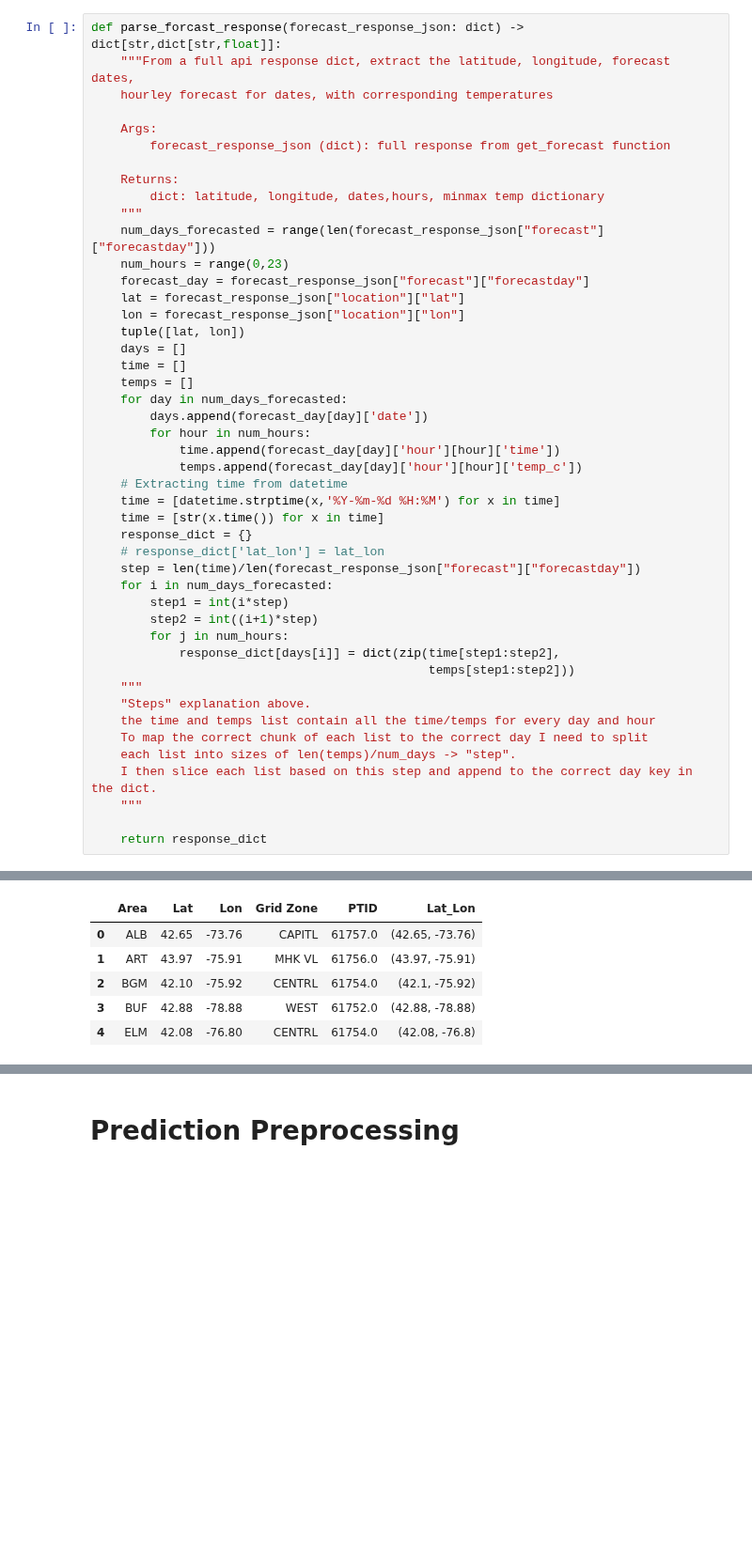
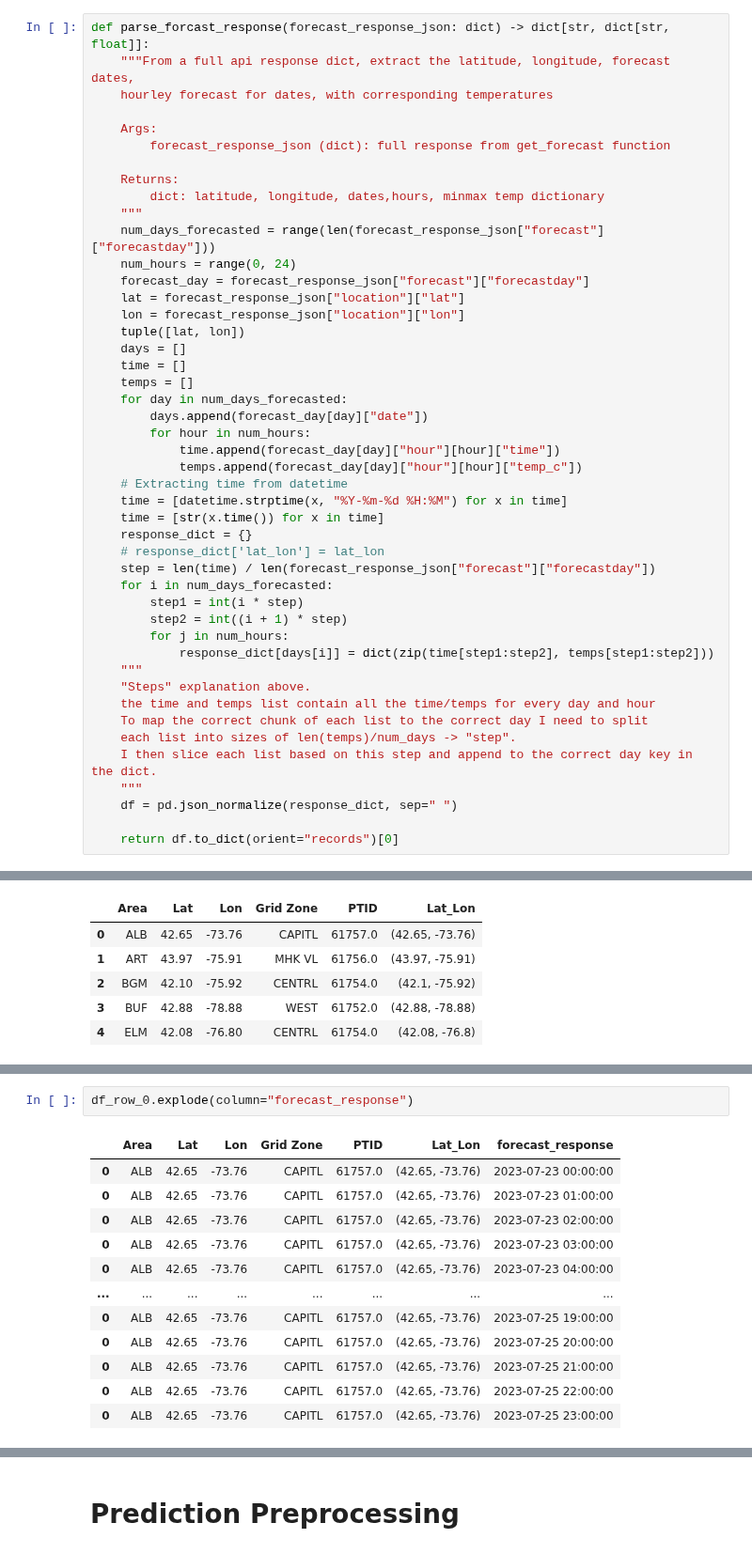
Before and after one commit to jmoro0408/Energy-Forecasting, a Jupyter notebook: scripts/9_weather_forecasting.ipynb, the cells around one changed output, grey strips where cells are left out. Shown at 94% size. Saved outputs shown, nothing was run; the diff lists cells and outputs as text; blank space fills up the shorter version.

```diff
--- a/scripts/9_weather_forecasting.ipynb
+++ b/scripts/9_weather_forecasting.ipynb
@@ -113,5 +65,5 @@ def write_forecast_results(
 # %%
-def parse_forcast_response(forecast_response_json: dict) -> dict[str,dict[str,float]]:
+def parse_forcast_response(forecast_response_json: dict) -> dict[str, dict[str, float]]:
     """From a full api response dict, extract the latitude, longitude, forecast dates,
     hourley forecast for dates, with corresponding temperatures
 
@@ -122,7 +74,7 @@ def parse_forcast_response(forecast_response_json: dict) -> dict[str,dict[str,fl
         dict: latitude, longitude, dates,hours, minmax temp dictionary
     """
     num_days_forecasted = range(len(forecast_response_json["forecast"]["forecastday"]))
-    num_hours = range(0,23)
+    num_hours = range(0, 24)
     forecast_day = forecast_response_json["forecast"]["forecastday"]
     lat = forecast_response_json["location"]["lat"]
     lon = forecast_response_json["location"]["lon"]
@@ -131,22 +83,21 @@ def parse_forcast_response(forecast_response_json: dict) -> dict[str,dict[str,fl
     time = []
     temps = []
     for day in num_days_forecasted:
-        days.append(forecast_day[day]['date'])
+        days.append(forecast_day[day]["date"])
         for hour in num_hours:
-            time.append(forecast_day[day]['hour'][hour]['time'])
-            temps.append(forecast_day[day]['hour'][hour]['temp_c'])
+            time.append(forecast_day[day]["hour"][hour]["time"])
+            temps.append(forecast_day[day]["hour"][hour]["temp_c"])
     # Extracting time from datetime
-    time = [datetime.strptime(x,'%Y-%m-%d %H:%M') for x in time]
+    time = [datetime.strptime(x, "%Y-%m-%d %H:%M") for x in time]
     time = [str(x.time()) for x in time]
     response_dict = {}
     # response_dict['lat_lon'] = lat_lon
-    step = len(time)/len(forecast_response_json["forecast"]["forecastday"])
+    step = len(time) / len(forecast_response_json["forecast"]["forecastday"])
     for i in num_days_forecasted:
-        step1 = int(i*step)
-        step2 = int((i+1)*step)
+        step1 = int(i * step)
+        step2 = int((i + 1) * step)
         for j in num_hours:
-            response_dict[days[i]] = dict(zip(time[step1:step2],
-                                              temps[step1:step2]))
+            response_dict[days[i]] = dict(zip(time[step1:step2], temps[step1:step2]))
     """
     "Steps" explanation above.
     the time and temps list contain all the time/temps for every day and hour
@@ -154,8 +105,9 @@ def parse_forcast_response(forecast_response_json: dict) -> dict[str,dict[str,fl
     each list into sizes of len(temps)/num_days -> "step".
     I then slice each list based on this step and append to the correct day key in the dict.
     """
+    df = pd.json_normalize(response_dict, sep=" ")
 
-    return response_dict
+    return df.to_dict(orient="records")[0]
 # %%
 df.head()
 # %% [output]
@@ -220,0 +135,15 @@ test_parse
+# %%
+df_row_0.explode(column="forecast_response")
+# %% [output]
+|  | Area | Lat | Lon | Grid Zone | PTID | Lat_Lon | forecast_response |
+| 0 | ALB | 42.65 | -73.76 | CAPITL | 61757.0 | (42.65, -73.76) | 2023-07-23 00:00:00 |
+| 0 | ALB | 42.65 | -73.76 | CAPITL | 61757.0 | (42.65, -73.76) | 2023-07-23 01:00:00 |
+| 0 | ALB | 42.65 | -73.76 | CAPITL | 61757.0 | (42.65, -73.76) | 2023-07-23 02:00:00 |
+| 0 | ALB | 42.65 | -73.76 | CAPITL | 61757.0 | (42.65, -73.76) | 2023-07-23 03:00:00 |
+| 0 | ALB | 42.65 | -73.76 | CAPITL | 61757.0 | (42.65, -73.76) | 2023-07-23 04:00:00 |
+| ... | ... | ... | ... | ... | ... | ... | ... |
+| 0 | ALB | 42.65 | -73.76 | CAPITL | 61757.0 | (42.65, -73.76) | 2023-07-25 19:00:00 |
+| 0 | ALB | 42.65 | -73.76 | CAPITL | 61757.0 | (42.65, -73.76) | 2023-07-25 20:00:00 |
+| 0 | ALB | 42.65 | -73.76 | CAPITL | 61757.0 | (42.65, -73.76) | 2023-07-25 21:00:00 |
+| 0 | ALB | 42.65 | -73.76 | CAPITL | 61757.0 | (42.65, -73.76) | 2023-07-25 22:00:00 |
+| 0 | ALB | 42.65 | -73.76 | CAPITL | 61757.0 | (42.65, -73.76) | 2023-07-25 23:00:00 |
```
Also changed, not shown: parts of 19 cells of this notebook.
